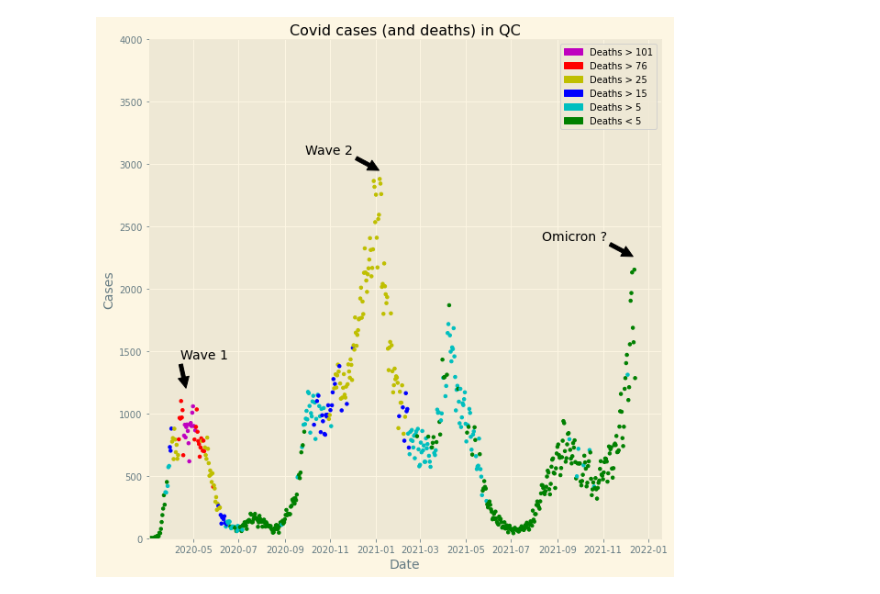
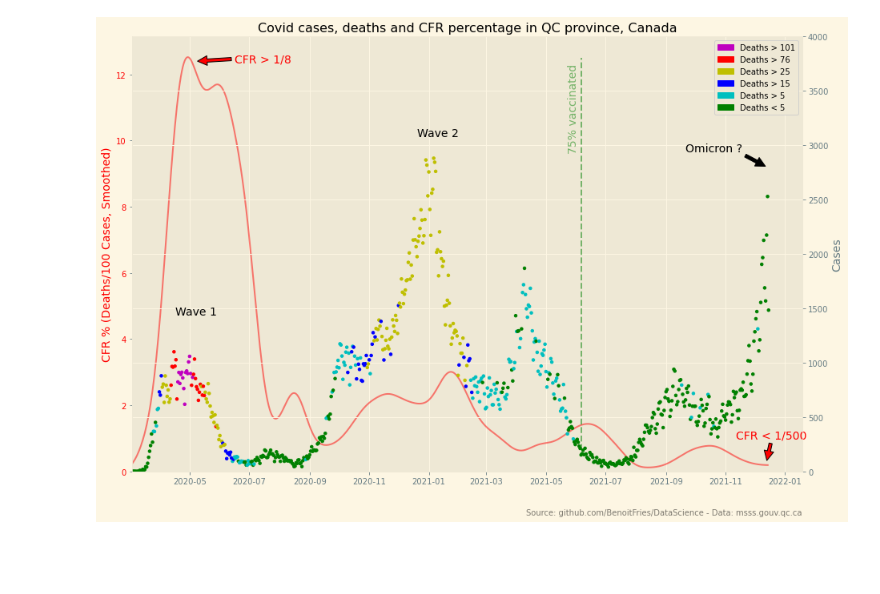
Before and after one commit to BenoitFries/DataScience, a Jupyter notebook: Exploring Quebec's COVID data.ipynb, the cells around one changed output. Drawn from its saved outputs; the diff is of its cells as text; code cells hidden in the pictures; blank space fills up the shorter version.

Commit message:
Added CFR on the graph

```diff
--- a/Exploring Quebec's COVID data.ipynb
+++ b/Exploring Quebec's COVID data.ipynb
@@ -7,7 +7,7 @@ import matplotlib.pyplot as plt
 import matplotlib.dates as mdates
 import matplotlib.patches as mpatches
 # %%
-qc_covid_data = pd.read_json("https://www.donneesquebec.ca/recherche/api/3/action/datastore_search?resource_id=d2cf4211-5400-46a3-9186-a81e6cd41de9&limit=1000")
+qc_covid_data = pd.read_json("https://www.donneesquebec.ca/recherche/api/3/action/datastore_search?resource_id=d2cf4211-5400-46a3-9186-a81e6cd41de9&limit=10000")
 qc_covid_data.head(10)
 # %% [output]
 |  | help | success | result |
@@ -44,13 +42,17 @@ valid_records
 # %%
 # setting the format to datetime and numeric
-dates, cases, deaths = list(), list(), list()
+dates, cases, deaths, death_ratio = list(), list(), list(), list()
 for i in range(0,len(valid_records)):
     dates.append(pd.to_datetime(valid_records[i]["Date"]))
     cases.append(pd.to_numeric(valid_records[i]["Nb_Nvx_Cas"]))
     deaths.append(pd.to_numeric(valid_records[i]["Nb_Nvx_Deces_Total"]))
+    if int(valid_records[i]["Nb_Nvx_Deces_Total"]) < 1:
+        death_ratio.append(pd.to_numeric(0.0))
+    else:
+        death_ratio.append(pd.to_numeric(100*int(valid_records[i]["Nb_Nvx_Deces_Total"])/int(valid_records[i]["Nb_Nvx_Cas"])))
 # %%
-data = {"date":dates, "cases":cases, "deaths":deaths}
-new_cases_df = pd.DataFrame(data,columns=["date","cases","deaths"])
+data = {"date":dates, "cases":cases, "deaths":deaths, "death_ratio":death_ratio}
+new_cases_df = pd.DataFrame(data,columns=["date","cases","deaths","death_ratio"])
 
 # let's create a color column from the values of cases
 # could be interesting to try with percentiles instead of ratio of the max
@@ -65,5 +67,5 @@ def cases_to_color(cases, max_cases):
 cmax = new_cases_df["deaths"].max()
 new_cases_df["color"] = new_cases_df["deaths"]
 new_cases_df["color"] = new_cases_df["color"].apply(lambda x: cases_to_color(x,cmax))
-new_cases_df
+new_cases_df[450:480]
 # %% [output]
@@ -83,47 +89,77 @@ new_cases_df
 # %%
 with plt.style.context('Solarize_Light2'):
-    fig, ax = plt.subplots(figsize=(10,10))
+    fig, ax_ratio = plt.subplots(figsize=(15,10))
 
+    ## put the death ratio on the same ax but with a different scale
+    from scipy.ndimage.filters import gaussian_filter1d
+    smoothed_ratio = gaussian_filter1d(new_cases_df["death_ratio"], sigma=10)
+    ax_ratio.plot(new_cases_df["date"],smoothed_ratio, color="r", alpha=0.5)
+    ax_ratio.set_ylabel('CFR % (Deaths/100 Cases, Smoothed)', fontsize=14, color="r")
+    ax_ratio.tick_params(axis='y', labelcolor="r")
+    ax_ratio.grid(axis="y", visible=False)
+    ax_ratio.set_ylim(0)
+
+    ax = ax_ratio.twinx()
     ax.scatter(new_cases_df["date"],new_cases_df["cases"],c=new_cases_df["color"], s=12)
     ax.yaxis.set_major_locator(plt.MaxNLocator(8))
     plt.ylim(0,4000)
     plt.xlim(left=new_cases_df["date"][40])
-    plt.title('Covid cases (and deaths) in QC')
+    plt.title('Covid cases, deaths and CFR percentage in QC province, Canada')
     plt.xlabel('Date', fontsize=14)
     plt.ylabel('Cases', fontsize=14)
 
     # anotating dates is tricky with matplotlib
     # mdates.date2num solves the issue
-    ax.annotate('Wave 1', xy=(mdates.date2num(new_cases_df["date"][90]), new_cases_df["cases"][90]+300),  xycoords='data',
-            xytext=(45,45), textcoords='offset points',
-            arrowprops=dict(facecolor='black', shrink=0.05),
+    ax.annotate('Wave 1', xy=(mdates.date2num(new_cases_df["date"][90]), new_cases_df["cases"][90]+300),
+                xycoords='data', xytext=(45,45), textcoords='offset points',
             horizontalalignment='right', verticalalignment='top',fontsize=14,
             )
 
-    ax.annotate('Wave 2', xy=(mdates.date2num(new_cases_df["date"][350]), new_cases_df["cases"][350]+100),  xycoords='data',
-            xytext=(-30,30), textcoords='offset points',
-            arrowprops=dict(facecolor='black', shrink=0.05),
+    ax.annotate('Wave 2', xy=(mdates.date2num(new_cases_df["date"][350]), new_cases_df["cases"][350]+100),
+                xycoords='data', xytext=(30,30), textcoords='offset points',
             horizontalalignment='right', verticalalignment='top',fontsize=14,
             )
 
-    ax.annotate('Omicron ?', xy=(mdates.date2num(new_cases_df["date"][690]), new_cases_df["cases"][690]+100),  xycoords='data',
-            xytext=(-30,30), textcoords='offset points',
-            arrowprops=dict(facecolor='black', shrink=0.05),
+    ax.annotate('Omicron ?', xy=(mdates.date2num(new_cases_df["date"][690]), 2800),  xycoords='data',
+            xytext=(-30,30), textcoords='offset points', arrowprops=dict(facecolor='black', shrink=0.05),
             horizontalalignment='right', verticalalignment='top',fontsize=14,
             )
+
+    # show max and min CFR
+    ax_ratio.annotate('CFR > 1/8', c="r",
+                xy=(mdates.date2num(new_cases_df["date"][105]), 12.4),  xycoords='data',
+            xytext=(120,10), textcoords='offset points', arrowprops=dict(facecolor='r', shrink=0.05),
+            horizontalalignment='right', verticalalignment='top',fontsize=14,
+            )
+
+    ax_ratio.annotate('CFR < 1/500', c = "r",
+                xy=(mdates.date2num(new_cases_df["date"][690]), 0.3),  xycoords='data',
+            xytext=(50,40), textcoords='offset points', arrowprops=dict(facecolor='r', shrink=0.05),
+            horizontalalignment='right', verticalalignment='top',fontsize=14,
+            )
+
+    # vaccination 75% (vertical line)
+    ax.axvline(x=mdates.date2num(new_cases_df["date"][500]), ymin=0.05, ymax=0.95, ls="--", alpha=0.5, c="g")
+    ax.annotate('75% vaccinated', alpha=0.5, c="g", xy=(mdates.date2num(new_cases_df["date"][500]), 3000),
+                xytext=(-10, -10), textcoords='offset points',
+             rotation=90, va='bottom', ha='center', annotation_clip=False,fontsize=14)
+
 
     # this should be automated in the cases_to_color section
     # having to update two different places when colors are changed is not optimal
     magenta = mpatches.Patch(color='m', label='Deaths > ' + str(round(cmax/1.5)))
     red = mpatches.Patch(color='r', label='Deaths > ' + str(round(cmax/2)))
     yellow = mpatches.Patch(color='y', label='Deaths > '+ str(round(cmax/6)))
     green = mpatches.Patch(color='g', label='Deaths < ' + str(round(cmax/30)))
     blue = mpatches.Patch(color='b', label='Deaths > '+ str(round(cmax/10)))
     cyan = mpatches.Patch(color='c', label='Deaths > '+ str(round(cmax/30)))
 
     ax.legend(handles=[magenta,red,yellow,blue,cyan,green])
 
+    plt.figtext(0.9, 0.05, 'Source: github.com/BenoitFries/DataScience - Data: msss.gouv.qc.ca',
+                horizontalalignment='right', alpha=0.5)
+
 plt.savefig("QC_Covid_Cases_and_Deaths")
 plt.show()
 # %% [output]
-[figure, old version]
+[figure, new version]
```
Also changed, not shown: parts of 3 cells of this notebook, 1 other file.
